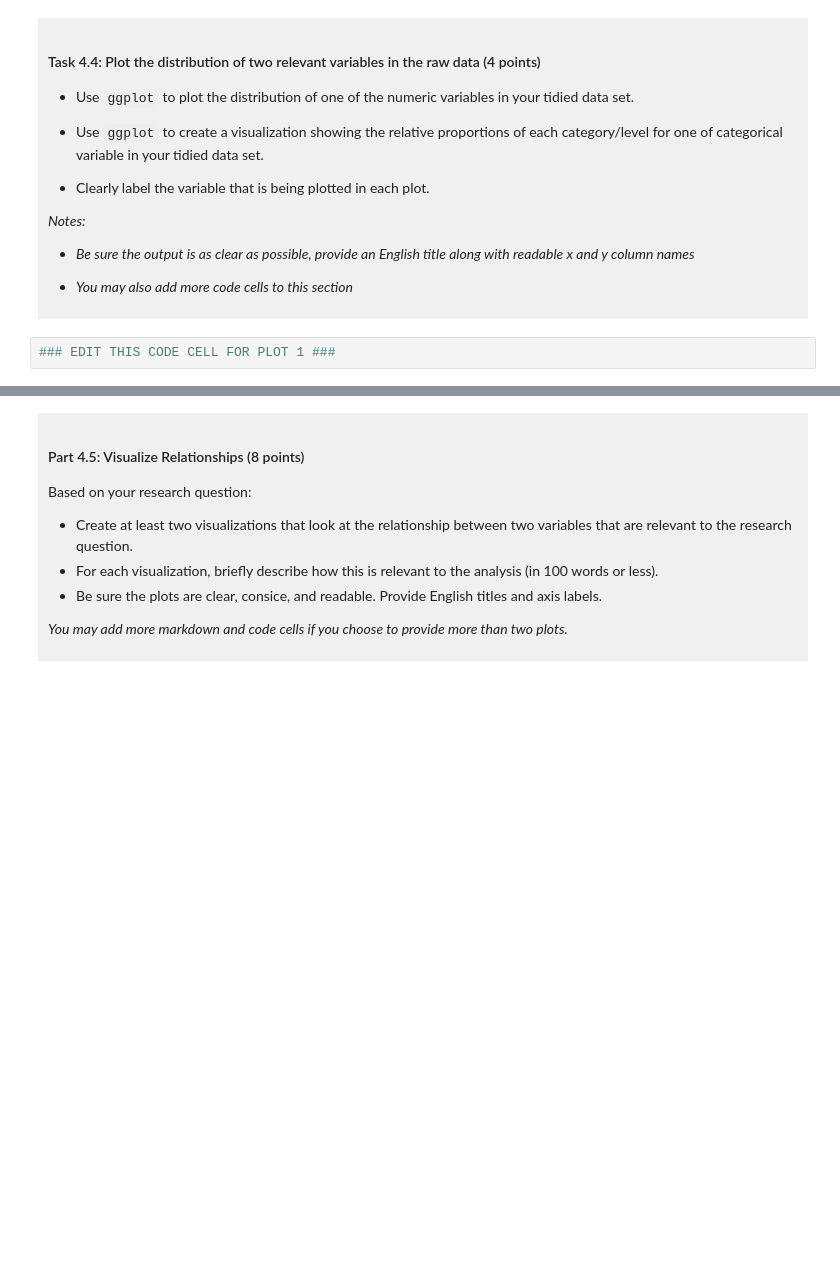
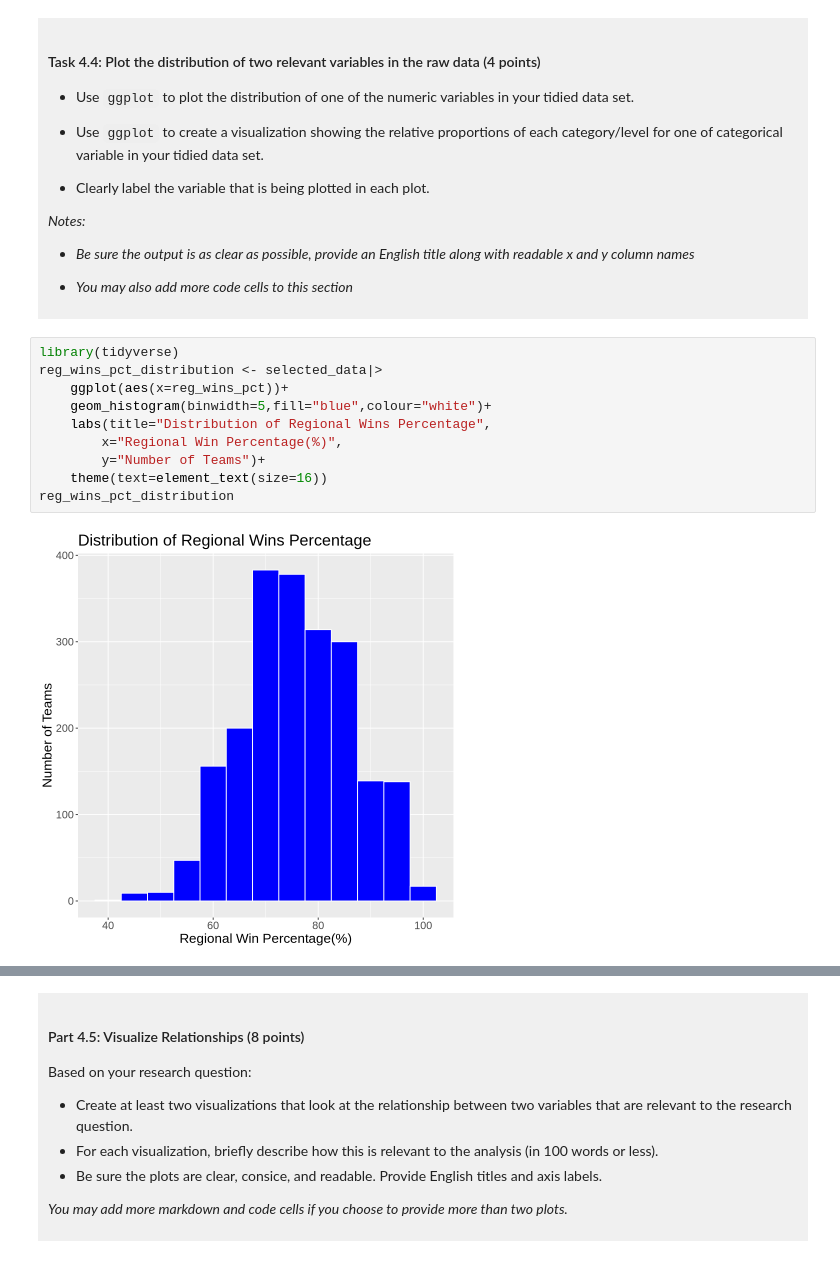
Before and after one commit to mysteriousMAXX/dsci-100-project-ChengyuanGao, a Jupyter notebook: dsci-100-project-notebook.ipynb, the cells around one changed output, grey strips where cells are left out. Drawn from its saved outputs; the diff is of its cells as text; blank space fills up the shorter version.

```diff
--- a/dsci-100-project-notebook.ipynb
+++ b/dsci-100-project-notebook.ipynb
@@ -292,5 +329,15 @@ You will refine your research question (if needed) and produce a tidy data set.
 
 </div>
 # %%
-### EDIT THIS CODE CELL FOR PLOT 1 ###
+library(tidyverse)
+reg_wins_pct_distribution <- selected_data|>
+    ggplot(aes(x=reg_wins_pct))+
+    geom_histogram(binwidth=5,fill="blue",colour="white")+
+    labs(title="Distribution of Regional Wins Percentage",
+        x="Regional Win Percentage(%)",
+        y="Number of Teams")+
+    theme(text=element_text(size=16))
+reg_wins_pct_distribution
+# %% [output]
+[figure, added]
 # %%
```
Also changed, not shown: parts of 12 cells of this notebook.
